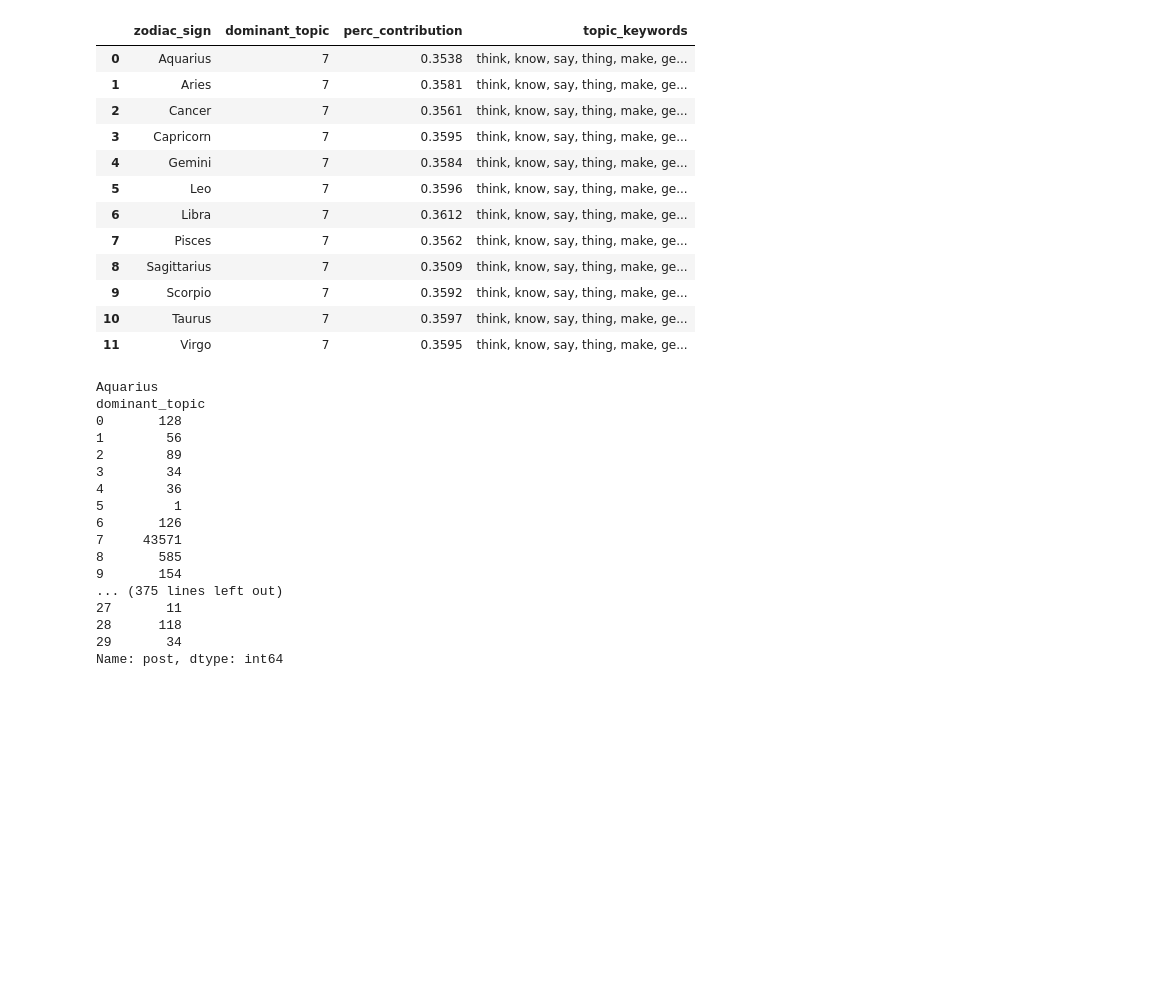
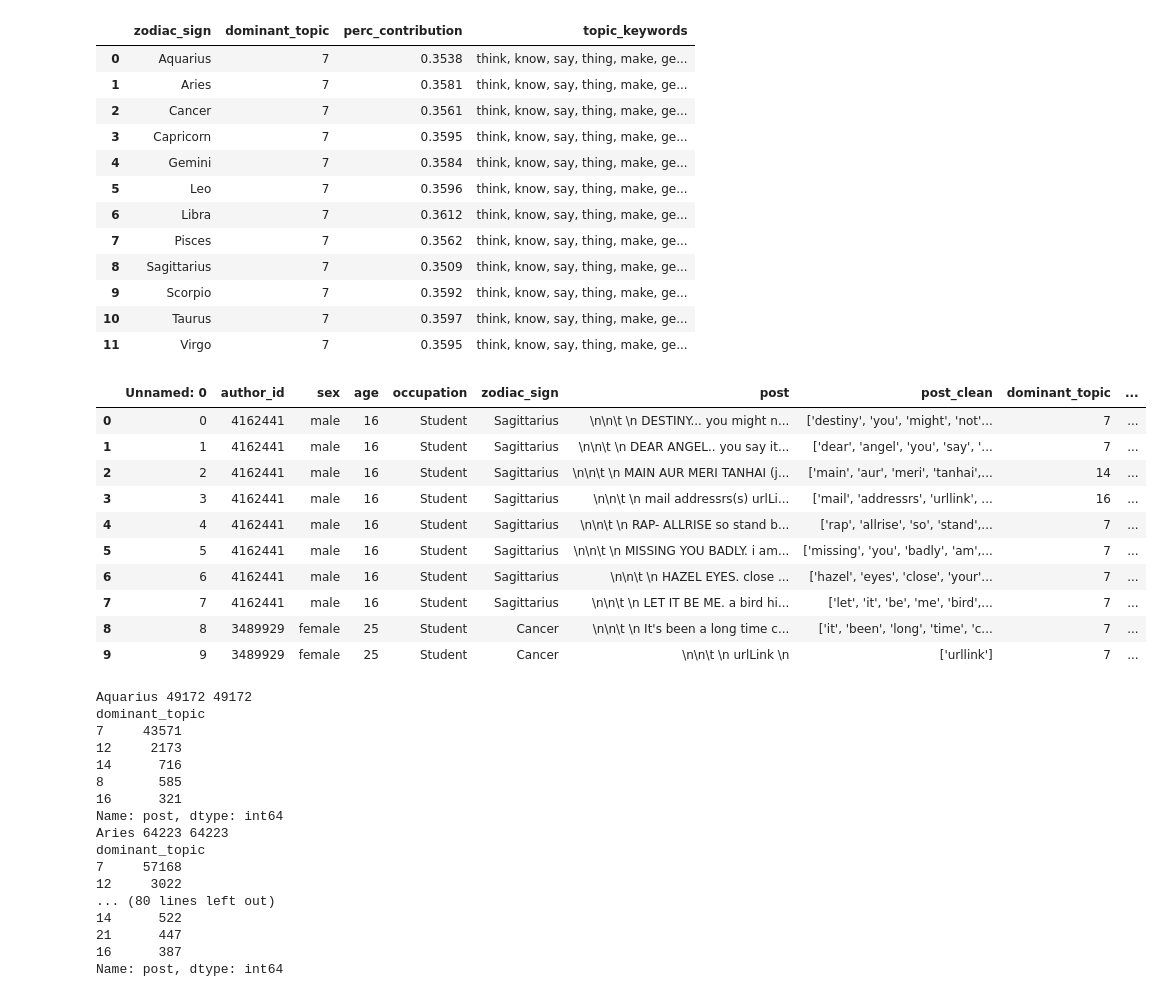
Before and after one commit to hannahbillo/Zodiac_sign_identification, a Jupyter notebook: topic_modelling.ipynb, the cells around one changed output. Saved outputs shown, nothing was run; the diff lists cells and outputs as text; code cells hidden in the pictures; blank space fills up the shorter version.

```diff
--- a/topic_modelling.ipynb
+++ b/topic_modelling.ipynb
@@ -451,3 +451,18 @@ zodiac_topic_df
 | 9 | Scorpio | 7 | 0.3592 | think, know, say, thing, make, ge... |
 | 10 | Taurus | 7 | 0.3597 | think, know, say, thing, make, ge... |
 | 11 | Virgo | 7 | 0.3595 | think, know, say, thing, make, ge... |
+# %%
+blogs_zodiac_df= pd.read_csv('processed_data/post_with_topics.csv')
+blogs_zodiac_df.head(10)
+# %% [output]
+|  | Unnamed: 0 | author_id | sex | age | occupation | zodiac_sign | post | post_clean | dominant_topic | ... |
+| 0 | 0 | 4162441 | male | 16 | Student | Sagittarius | \n\n\t \n DESTINY... you might n... | ['destiny', 'you', 'might', 'not'... | 7 | ... |
+| 1 | 1 | 4162441 | male | 16 | Student | Sagittarius | \n\n\t \n DEAR ANGEL.. you say it... | ['dear', 'angel', 'you', 'say', '... | 7 | ... |
+| 2 | 2 | 4162441 | male | 16 | Student | Sagittarius | \n\n\t \n MAIN AUR MERI TANHAI (j... | ['main', 'aur', 'meri', 'tanhai',... | 14 | ... |
+| 3 | 3 | 4162441 | male | 16 | Student | Sagittarius | \n\n\t \n mail addressrs(s) urlLi... | ['mail', 'addressrs', 'urllink', ... | 16 | ... |
+| 4 | 4 | 4162441 | male | 16 | Student | Sagittarius | \n\n\t \n RAP- ALLRISE so stand b... | ['rap', 'allrise', 'so', 'stand',... | 7 | ... |
+| 5 | 5 | 4162441 | male | 16 | Student | Sagittarius | \n\n\t \n MISSING YOU BADLY. i am... | ['missing', 'you', 'badly', 'am',... | 7 | ... |
+| 6 | 6 | 4162441 | male | 16 | Student | Sagittarius | \n\n\t \n HAZEL EYES. close ... | ['hazel', 'eyes', 'close', 'your'... | 7 | ... |
+| 7 | 7 | 4162441 | male | 16 | Student | Sagittarius | \n\n\t \n LET IT BE ME. a bird hi... | ['let', 'it', 'be', 'me', 'bird',... | 7 | ... |
+| 8 | 8 | 3489929 | female | 25 | Student | Cancer | \n\n\t \n It's been a long time c... | ['it', 'been', 'long', 'time', 'c... | 7 | ... |
+| 9 | 9 | 3489929 | female | 25 | Student | Cancer | \n\n\t \n urlLink \n | ['urllink'] | 7 | ... |
@@ -454,23 +472,25 @@ zodiac_topic_df
 # %%
 for zodiac_post in blogs_zodiac_df_list:
     topic_counts = zodiac_post.groupby('dominant_topic').count()
-    print(zodiac_post['zodiac_sign'].values[0])
-    print(topic_counts['post'])
+    print(zodiac_post['zodiac_sign'].values[0], zodiac_post.shape[0], topic_counts.post.sum())
+    top_5 = topic_counts.sort_values('post',ascending = False).head(5)
+    print(top_5.post)
+    # print(topic_counts)
 # %% [output]
-Aquarius
+Aquarius 49172 49172
 dominant_topic
-0       128
-1        56
-2        89
-3        34
-4        36
-5         1
-6       126
 7     43571
+12     2173
+14      716
 8       585
-9       154
-... (375 lines left out)
-27       11
-28      118
-29       34
+16      321
 Name: post, dtype: int64
+Aries 64223 64223
+dominant_topic
+7     57168
+12     3022
+... (80 lines left out)
+14      522
+21      447
+16      387
+Name: post, dtype: int64
```
Also changed, not shown: parts of 6 cells of this notebook, 3 other files.
